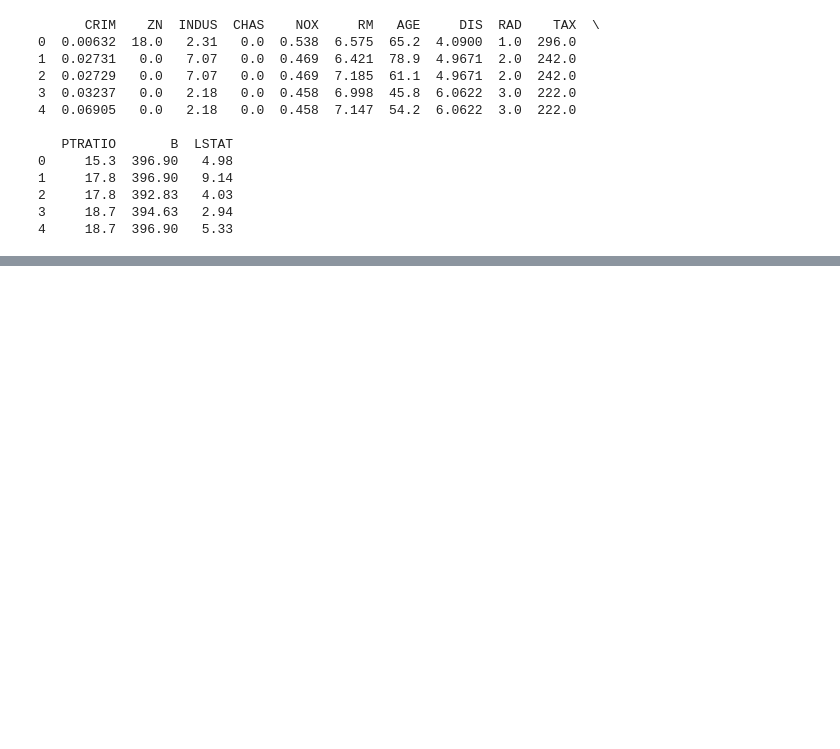
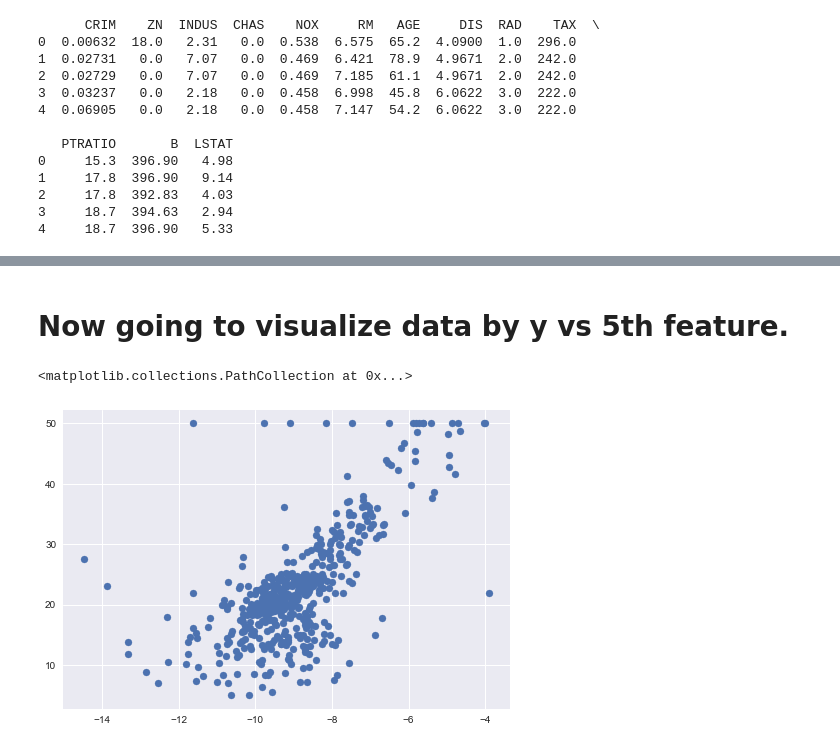
Before and after one commit to Anand-Raj-CSE/B.Tech.-Projects, a Jupyter notebook: MINI PROJECTS/Boston House prediction - Multi feature Linaer regression/Boston House Prediction - Multi feature Linear Regression.ipynb, the cells around one changed output, grey strips where cells are left out. Cells and saved outputs as stored; diff of their text form; code cells hidden in the pictures; blank space fills up the shorter version.

```diff
--- a/MINI PROJECTS/Boston House prediction - Multi feature Linaer regression/Boston House Prediction - Multi feature Linear Regression.ipynb
+++ b/MINI PROJECTS/Boston House prediction - Multi feature Linaer regression/Boston House Prediction - Multi feature Linear Regression.ipynb
@@ -72,0 +90,4 @@ print(df.head())
+# %%
+u = np.mean(X,axis=0)
+std = np.std(X,axis=0)
+print(u.shape,std.shape)
@@ -72,0 +96,3 @@ print(df.head())
+# %%
+# Normalizing this dataset
+X = (X-u)/std
@@ -72,0 +127,2 @@ print(df.head())
+# %% [markdown]
+# Now going to visualize data by y vs 5th feature.
@@ -72,0 +131,6 @@ print(df.head())
+# %%
+plt.style.use('seaborn')
+plt.scatter(X[:,5],Y)
+# %% [output]
+<matplotlib.collections.PathCollection at 0x...>
+[figure, added]
```
Also changed, not shown: parts of 7 cells of this notebook.
